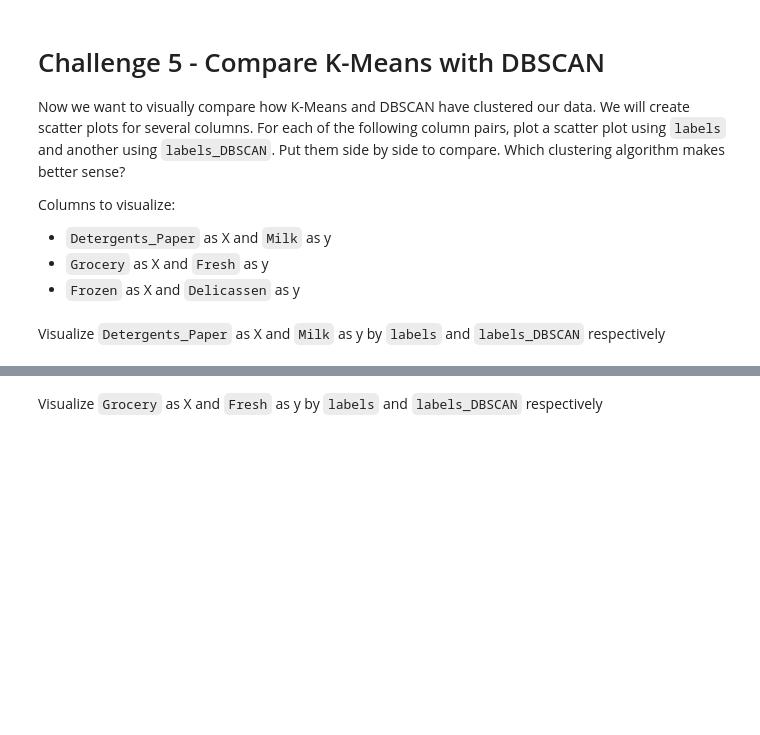
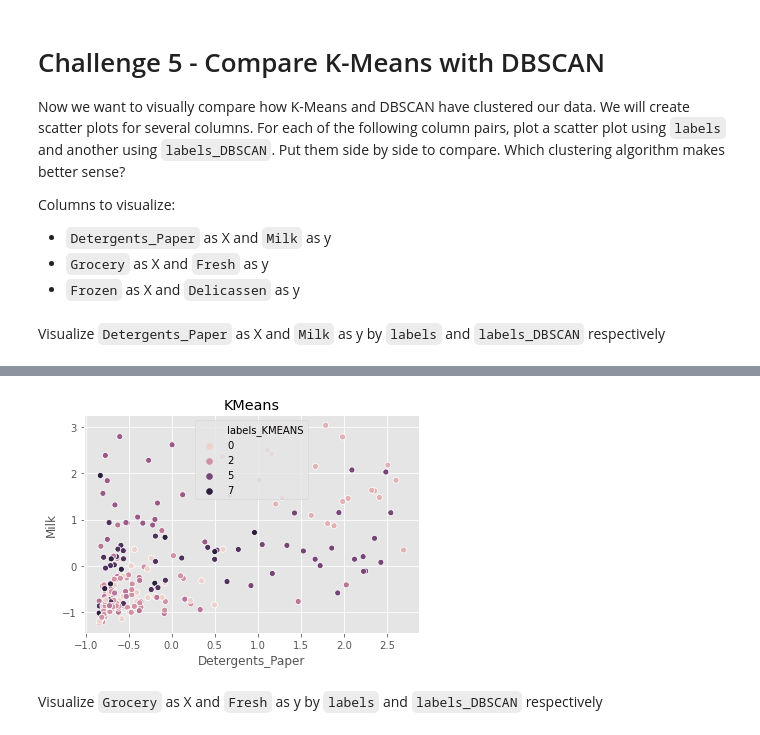
Before and after one commit to ta-data-mexpt/lab-unsupervised-learning, a Jupyter notebook: main/main.ipynb, the cells around one changed output, grey strips where cells are left out. Saved outputs shown, nothing was run; the diff lists cells and outputs as text; code cells hidden in the pictures; blank space fills up the shorter version.

```diff
--- a/main/main.ipynb
+++ b/main/main.ipynb
@@ -257,2 +272,7 @@ Visualize `Detergents_Paper` as X and `Milk` as y by `labels` and `labels_DBSCAN
+# %%
+sns.scatterplot(x="Detergents_Paper", y="Milk", hue="labels_KMEANS", data=customers_escalado,cmap="Spectral");
+plt.title("KMeans");
+# %% [output]
+[figure, added]
 # %% [markdown]
 Visualize `Grocery` as X and `Fresh` as y by `labels` and `labels_DBSCAN` respectively
```
Also changed, not shown: parts of 20 cells of this notebook.
